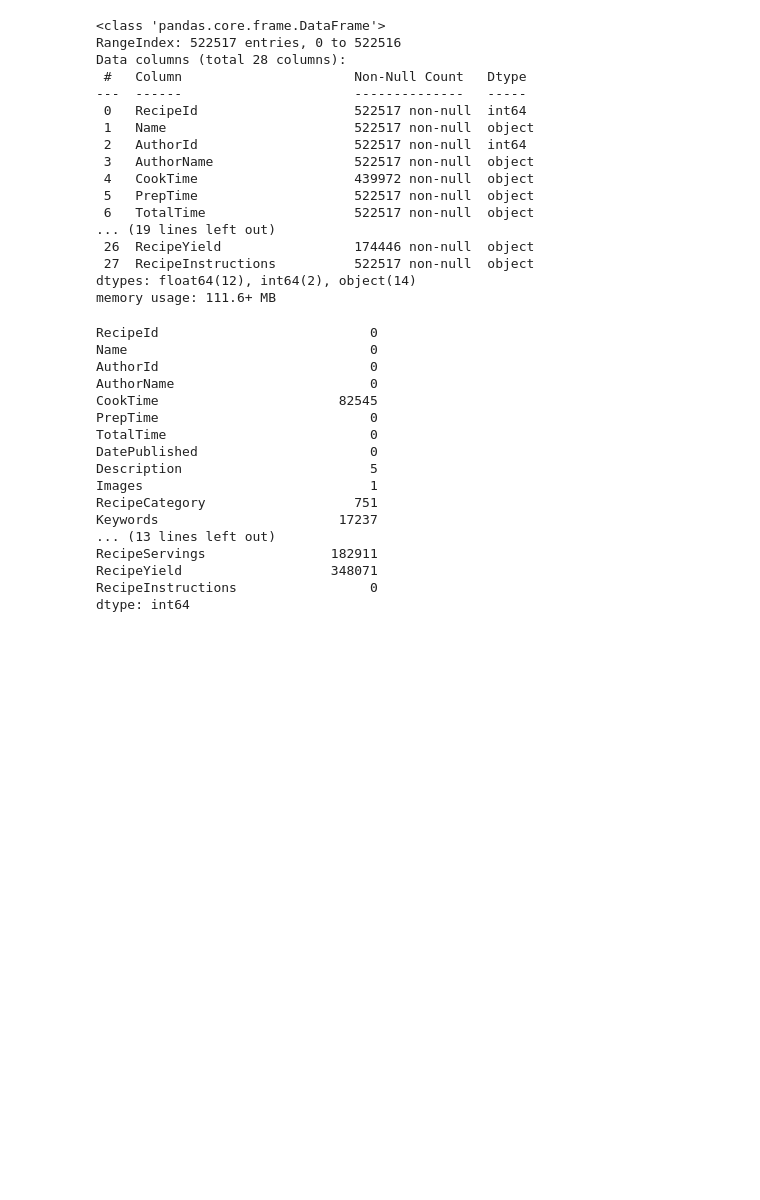
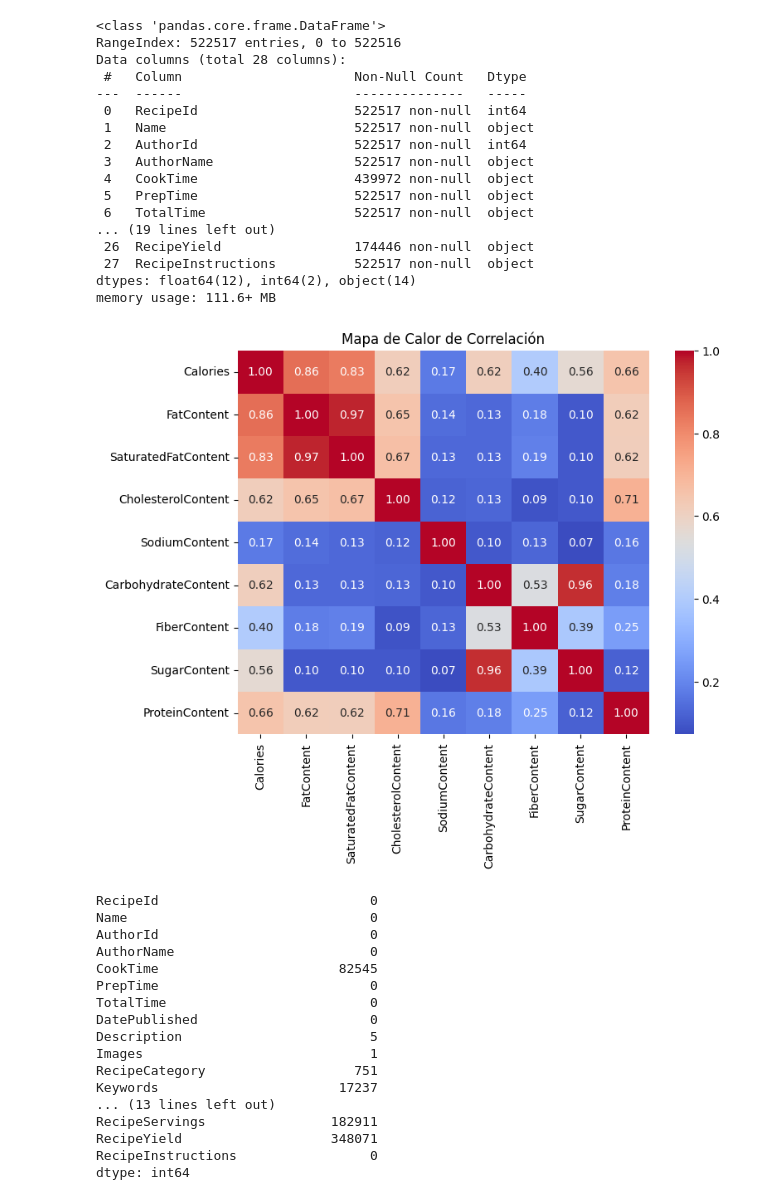
Before and after one commit to repositoriosHackaton/SIC25-Lorem-ipsum, a Jupyter notebook: limpieza_de_datos.ipynb, the cells around one changed output. Drawn from its saved outputs; the diff is of its cells as text; code cells hidden in the pictures; blank space fills up the shorter version.

```diff
--- a/limpieza_de_datos.ipynb
+++ b/limpieza_de_datos.ipynb
@@ -35,3 +49,13 @@ memory usage: 111.6+ MB
+# %%
+correlacion = data[columns].corr()
+
+# Crear el mapa de calor
+plt.figure(figsize=(8, 6))  # Tamaño opcional del gráfico
+sns.heatmap(correlacion, annot=True, cmap='coolwarm', fmt=".2f")
+plt.title("Mapa de Calor de Correlación")
+plt.show()
+# %% [output]
+[figure, added]
 # %%
 data.isna().sum()
 # %% [output]
```
Also changed, not shown: parts of 4 cells of this notebook.
